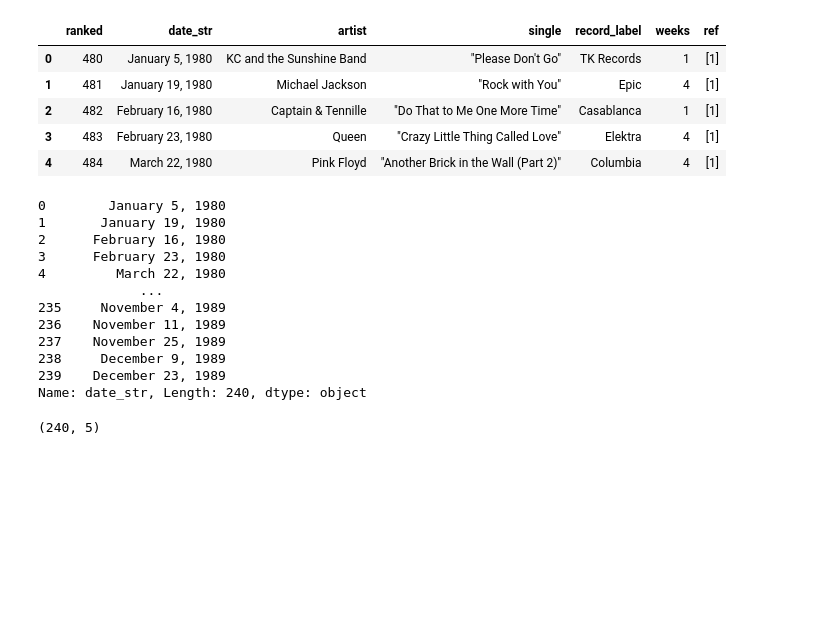
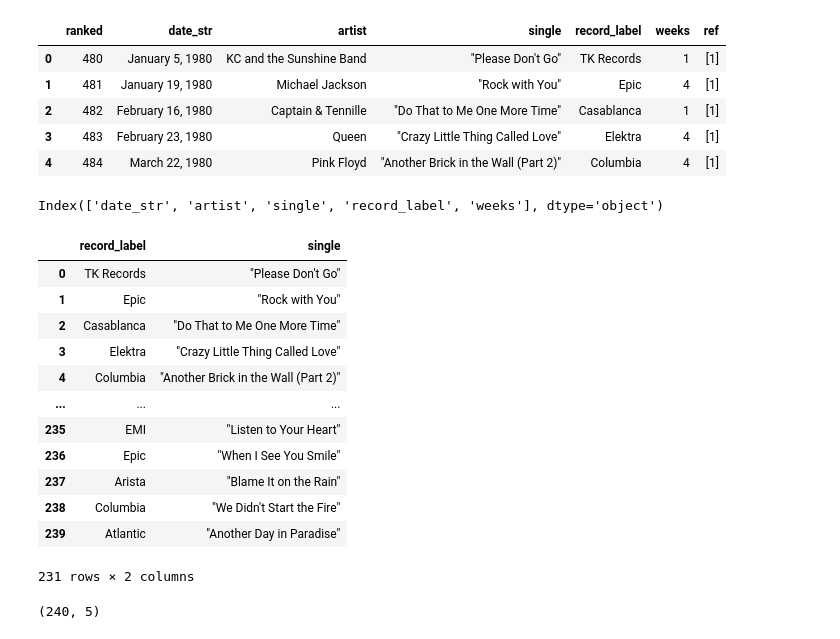
Before and after one commit to ariedamuco/Python-Programming-and-Text-Analysis, a Jupyter notebook: Code/Class3/intro-pandas.ipynb, the cells around one changed output. Saved outputs shown, nothing was run; the diff lists cells and outputs as text; code cells hidden in the pictures; blank space fills up the shorter version.

```diff
--- a/Code/Class3/intro-pandas.ipynb
+++ b/Code/Class3/intro-pandas.ipynb
@@ -187,21 +187,26 @@ data80.head()
 # %%
 data80 = data80.iloc[:,1:6]
 #del data80['ref']
-# %%
-data80['date_str']
-# %% [output]
-0        January 5, 1980
-1       January 19, 1980
-2      February 16, 1980
-3      February 23, 1980
-4         March 22, 1980
-             ...
-235     November 4, 1989
-236    November 11, 1989
-237    November 25, 1989
-238     December 9, 1989
-239    December 23, 1989
-Name: date_str, Length: 240, dtype: object
+# %%
+data.columns
+# %% [output]
+Index(['date_str', 'artist', 'single', 'record_label', 'weeks'], dtype='object')
+# %%
+data80[['record_label', 'single']]
+# %% [output]
+|  | record_label | single |
+| 0 | TK Records | "Please Don't Go" |
+| 1 | Epic | "Rock with You" |
+| 2 | Casablanca | "Do That to Me One More Time" |
+| 3 | Elektra | "Crazy Little Thing Called Love" |
+| 4 | Columbia | "Another Brick in the Wall (Part 2)" |
+| ... | ... | ... |
+| 235 | EMI | "Listen to Your Heart" |
+| 236 | Epic | "When I See You Smile" |
+| 237 | Arista | "Blame It on the Rain" |
+| 238 | Columbia | "We Didn't Start the Fire" |
+| 239 | Atlantic | "Another Day in Paradise" |
+231 rows × 2 columns
 # %%
 data80.shape
 # %% [output]
```
Also changed, not shown: parts of 14 cells of this notebook, 4 other files.
